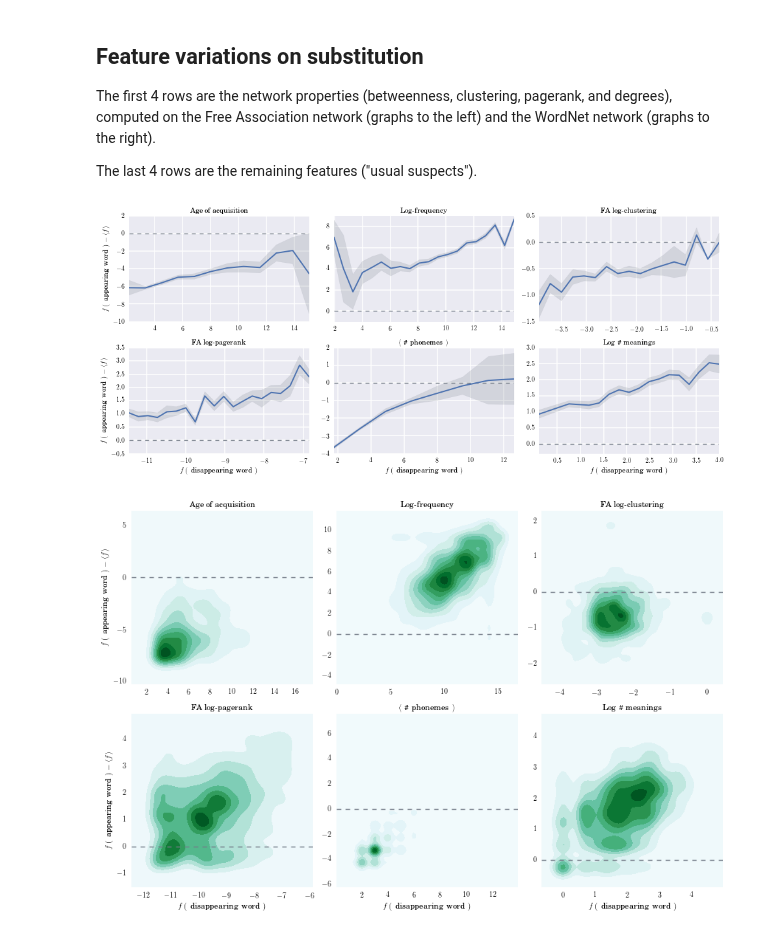
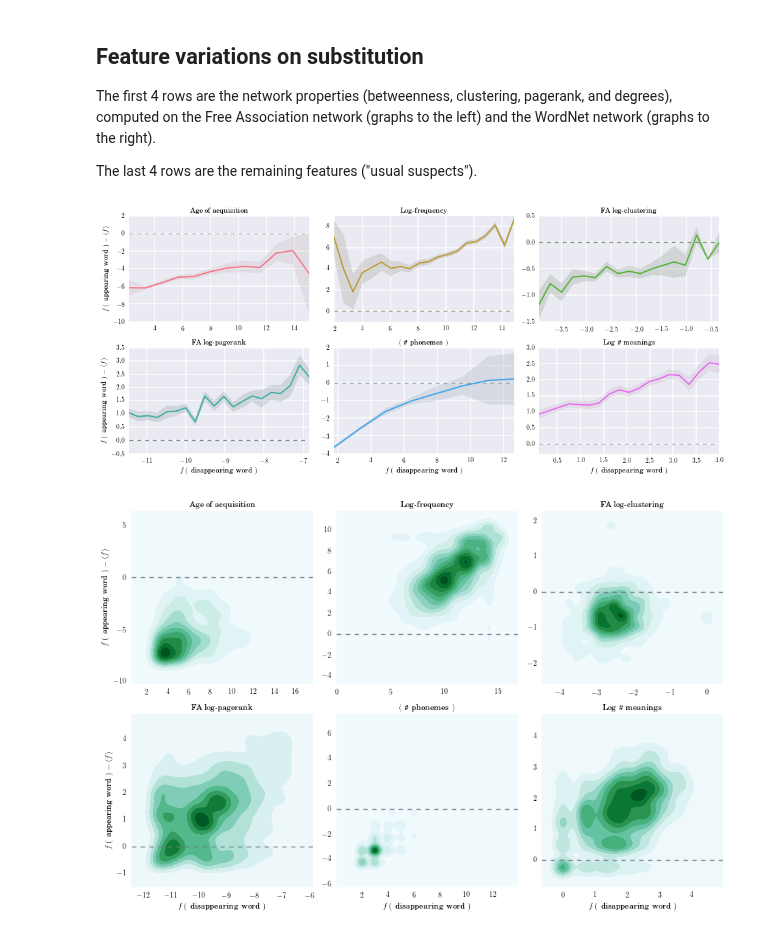
Before and after one commit to wehlutyk/brainscopypaste, a Jupyter notebook: paper_feature_variations.ipynb, the cells around one changed output. Drawn from its saved outputs; the diff is of its cells as text; code cells hidden in the pictures.

```diff
--- a/paper_feature_variations.ipynb
+++ b/paper_feature_variations.ipynb
@@ -84,14 +87,18 @@ for a in sa.analyses:
 
     a.f_susceptibilities = a.f_susceptibilities_orig[np.nonzero(a.f_susceptibilities_orig[:, 1])]
 
-# Set names
+# Set names, order and colorify analyses
 for a in sa.analyses:
-    a.feature.publicname = translate(a.feature.fullname.replace(' ', '_').rstrip('_all'))
+    a.feature.shortfullname = a.feature.fullname.replace(' ', '_').rstrip('_all')
+    a.feature.publicname = translate(a.feature.shortfullname)
+analyses = sorted(sa.analyses, key=lambda a: included_features.index(a.feature.shortfullname))
+palette = sb.color_palette('husl', len(included_features))
+palette_dict = dict(zip([a.feature.publicname for a in analyses], palette))
 
 # Convert to DataFrame
-sdata = pd.DataFrame({'feature': np.concatenate([[a.feature.publicname] * len(a.f_susceptibilities) for a in sa.analyses]),
-                      'feature value': np.concatenate([a.f_susceptibilities[:, 0] for a in sa.analyses]),
-                      'substitution susceptibility': np.concatenate([a.f_susceptibilities[:, 1] for a in sa.analyses])})
+sdata = pd.DataFrame({'feature': np.concatenate([[a.feature.publicname] * len(a.f_susceptibilities) for a in analyses]),
+                      'feature value': np.concatenate([a.f_susceptibilities[:, 0] for a in analyses]),
+                      'substitution susceptibility': np.concatenate([a.f_susceptibilities[:, 1] for a in analyses])})
 # %%
 # Our plotting function for a given feature
 def plot_susceptibility(xvalues, svalues, **kwargs):
@@ -129,45 +136,45 @@ The first 4 rows are the network properties (betweenness, clustering, pagerank,
 The last 4 rows are the remaining features ("usual suspects").
 # %%
 # Build variations
-for a in sa.analyses:
+for a in analyses:
     a.build_h0()
     a.build_variations()
 
 # Convert to DataFrame
-vdata_binned = pd.DataFrame({'feature': np.concatenate([[a.feature.publicname] * len(a.bin_middles) for a in sa.analyses]),
-                             'disappearing bin middles': np.concatenate([a.bin_middles for a in sa.analyses]),
-                             'appearing bin averages': np.concatenate([a.daughter_d - a.feature.values.mean() for a in sa.analyses]),
-                             'ci': np.concatenate([a.daughter_d_ci for a in sa.analyses])})
-vdata_raw = pd.DataFrame({'feature': np.concatenate([[a.feature.publicname] * len(a.l2_f_mothers) for a in sa.analyses]),
-                          'disappearing raw': np.concatenate([a.l2_f_mothers for a in sa.analyses]),
-                          'appearing raw': np.concatenate([a.l2_f_daughters - a.feature.values.mean() for a in sa.analyses])})
+vdata_binned = pd.DataFrame({'feature': np.concatenate([[a.feature.publicname] * len(a.bin_middles) for a in analyses]),
+                             'disappearing bin middles': np.concatenate([a.bin_middles for a in analyses]),
+                             'appearing bin averages': np.concatenate([a.daughter_d - a.feature.values.mean() for a in analyses]),
+                             'ci': np.concatenate([a.daughter_d_ci for a in analyses])})
+vdata_raw = pd.DataFrame({'feature': np.concatenate([[a.feature.publicname] * len(a.l2_f_mothers) for a in analyses]),
+                          'disappearing raw': np.concatenate([a.l2_f_mothers for a in analyses]),
+                          'appearing raw': np.concatenate([a.l2_f_daughters - a.feature.values.mean() for a in analyses])})
 # %%
 def plot_variations(xvalues, avalues, cis, **kwargs):
     color = kwargs.get('color', 'blue')
 
     plt.plot(xvalues, avalues, '-', lw=2, color=color)
     plt.hlines(0, xvalues.iloc[0], xvalues.iloc[-1], linestyles='dashed', colors=sb.desaturate(color, 0.2))
     plt.fill_between(xvalues.values, avalues.values - cis.values, avalues.values + cis.values,
                      color=sb.desaturate(color, 0.2), alpha=0.2)
     plt.xlim(xvalues.iloc[0], xvalues.iloc[-1])
     # Rescale on Y if we're touching 0, making sure the horizontal line at y=0 is visible
     ymin, ymax = plt.ylim()
     if ymin == 0:
         ymin -= (ymax - ymin) / 10
     elif ymax == 0:
         ymax += (ymax - ymin) / 10
     plt.ylim(ymin, ymax)
 
 # Plot!
 vg = sb.FacetGrid(vdata_binned, col='feature', col_wrap=3, col_order=translate(included_features),
-                  aspect=1.5, size=3, sharex=False, sharey=False)
+                  aspect=1.5, size=3, sharex=False, sharey=False, hue='feature', palette=palette_dict)
 vg.map(plot_variations, 'disappearing bin middles', 'appearing bin averages', 'ci')
 vg.set_titles('{col_name}')
 vg.set_xlabels(r'$f \left( \right.$ disappearing word $\left. \right)$')
 vg.set_ylabels(r'$f \left( \right.$ appearing word $\left. \right) - \left< f \right>$')
 vg.fig.savefig('paper-figures/feature_variations-binned.png', bbox_inches='tight', dpi=300)
 # %% [output]
-[figure, old version]
+[figure, new version]
 # %%
 def kdeplot(xvalues, yvalues, **kwargs):
     color = kwargs.get('color', 'blue')
```
Also changed, not shown: parts of 2 cells of this notebook, 4 other files.
